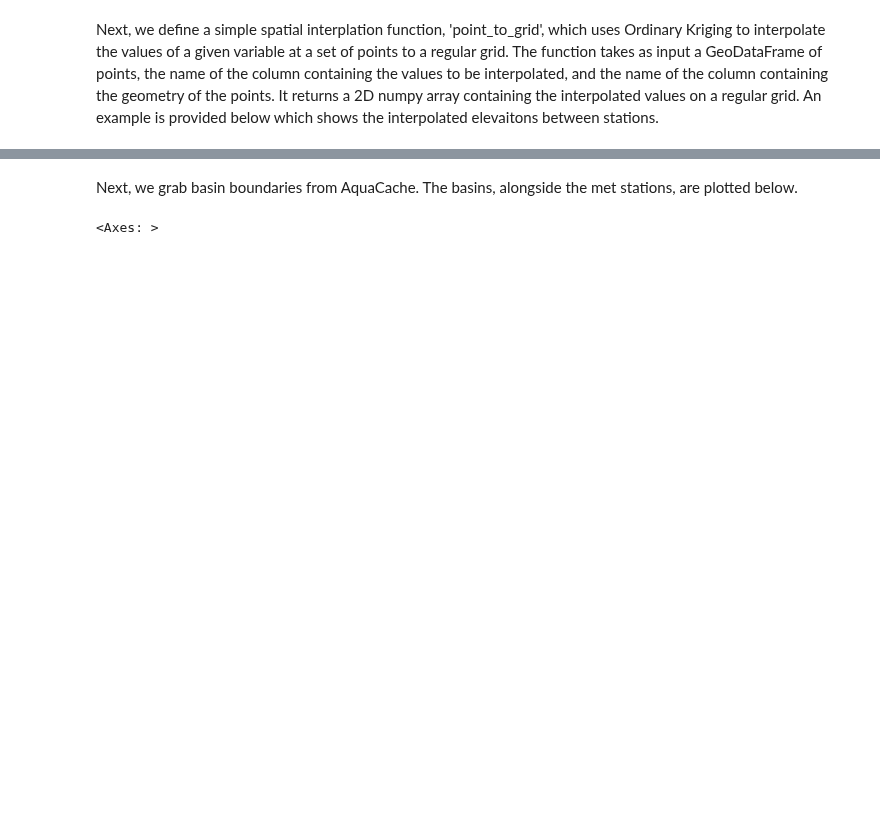
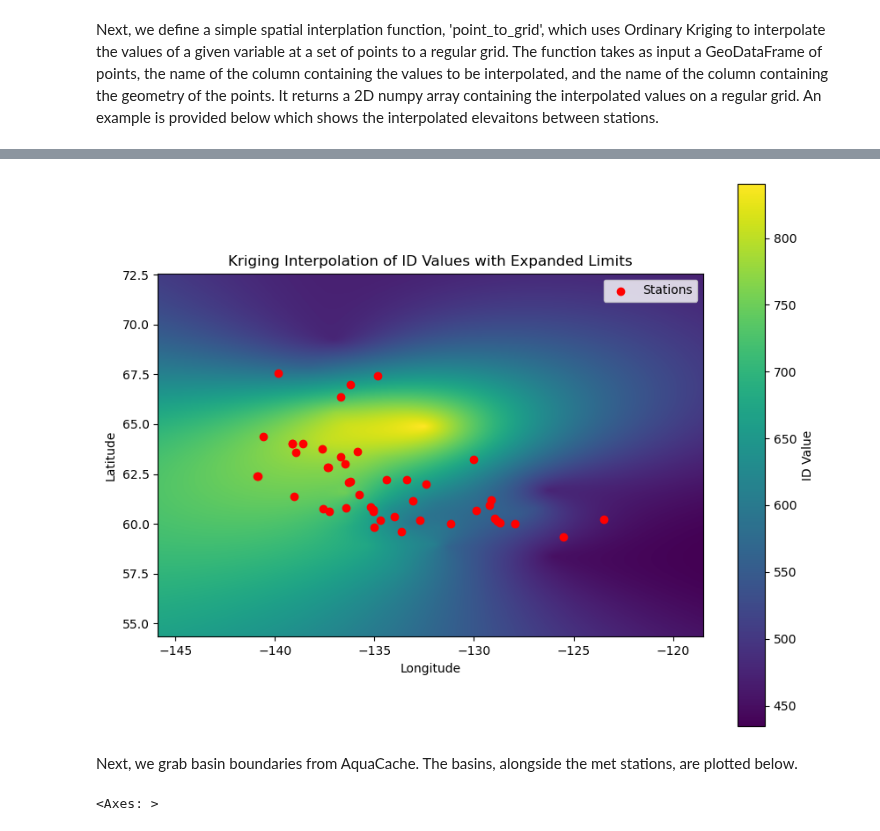
Before and after one commit to YukonWRB/YGwater, a Jupyter notebook: dev/freshet_forecasting/main.ipynb, the cells around one changed output, grey strips where cells are left out. Saved outputs shown, nothing was run; the diff lists cells and outputs as text; code cells hidden in the pictures; blank space fills up the shorter version.

```diff
--- a/dev/freshet_forecasting/main.ipynb
+++ b/dev/freshet_forecasting/main.ipynb
@@ -31,6 +22,6 @@ df()
 # %%
 # Set the working directory to the script's location
-stations = get_drought_codes_table('table_stations')
+stations = get_drought_codes_table('table_stations', db_path='.data/drought_codes.sqlite')
 # Create a GeoDataFrame from the stations DataFrame
 stations['geometry'] = stations.apply(lambda row: Point(row['longitude'], row['latitude']), axis=1)
 stations_gdf = gpd.GeoDataFrame(stations, geometry='geometry')
@@ -39,7 +30,7 @@ stations_gdf = gpd.GeoDataFrame(stations, geometry='geometry')
 stations_gdf.set_crs(epsg=4326, inplace=True)
 
 # convert freeze and thaw dataframes to geoDataFrames with datetime stamps
-freeze = get_drought_codes_table('freeze_up')
+freeze = get_drought_codes_table('freeze_up', db_path='.data/drought_codes.sqlite')
 freeze["freeze_date"] = pd.to_datetime(freeze["freeze_date"])
 freeze["geometry"] = stations_gdf.loc[freeze.loc[:,"station_id"].values,:].loc[:,"geometry"].values
 freeze = gpd.GeoDataFrame(freeze, geometry="geometry")
@@ -47,8 +38,9 @@ freeze = gpd.GeoDataFrame(freeze, geometry="geometry")
 freeze["dc_freeze"] = pd.to_numeric(freeze["dc_freeze"], errors='coerce').astype('Int64')
 freeze.rename(columns={"dc_freeze": "freeze_dc"}, inplace=True)
 
-snowfree = get_drought_codes_table('snow_free')
+snowfree = get_drought_codes_table('snow_free', db_path='.data/drought_codes.sqlite')
 snowfree["snowfree_date"] = pd.to_datetime(snowfree["snowfree_date"])
+snowfree["snowfree_doy"] = snowfree["snowfree_date"].dt.dayofyear
 snowfree["geometry"] = stations_gdf.loc[snowfree.loc[:,"station_id"].values,:].loc[:,"geometry"].values
 snowfree = gpd.GeoDataFrame(snowfree, geometry="geometry")
 snowfree["dc_startup"] = pd.to_numeric(snowfree["dc_startup"], errors='coerce').astype('Int64')
@@ -150,3 +56,27 @@ plt.show()
+# %%
+
+# Extract coordinates and id values
+lons = stations_gdf['longitude'].values
+lats = stations_gdf['latitude'].values
+values = stations_gdf['elevation'].values
+buffer=5
+
+grid_x, grid_y, grid_z = spu.point_to_grid(lons, lats, values, buffer)
+# Plot the results with expanded x and y limits
+plt.figure(figsize=(10, 8))
+plt.imshow(grid_z.T, extent=(stations_gdf['longitude'].min() - buffer, stations_gdf['longitude'].max() + buffer,
+                             stations_gdf['latitude'].min() - buffer, stations_gdf['latitude'].max() + buffer),
+           origin='lower', cmap='viridis')
+
+plt.colorbar(label='ID Value')
+plt.scatter(stations_gdf['longitude'], stations_gdf['latitude'], c='red', label='Stations')
+plt.xlabel('Longitude')
+plt.ylabel('Latitude')
+plt.legend()
+plt.title('Kriging Interpolation of ID Values with Expanded Limits')
+plt.show()
+# %% [output]
+[figure, added]
 # %% [markdown]
 Next, we grab basin boundaries from AquaCache. The basins, alongside the met stations, are plotted below.
 # %%
```
Also changed, not shown: parts of 23 cells of this notebook, 9 other files.
